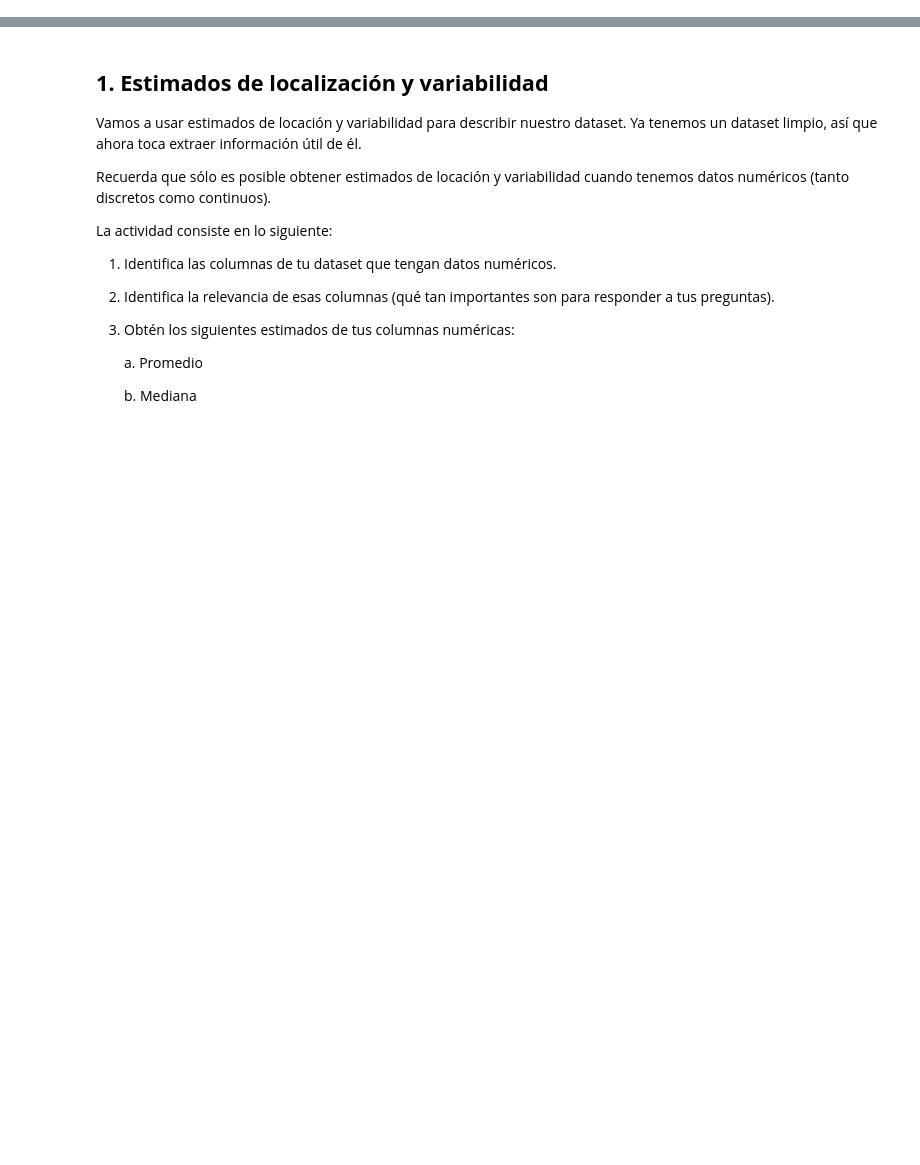
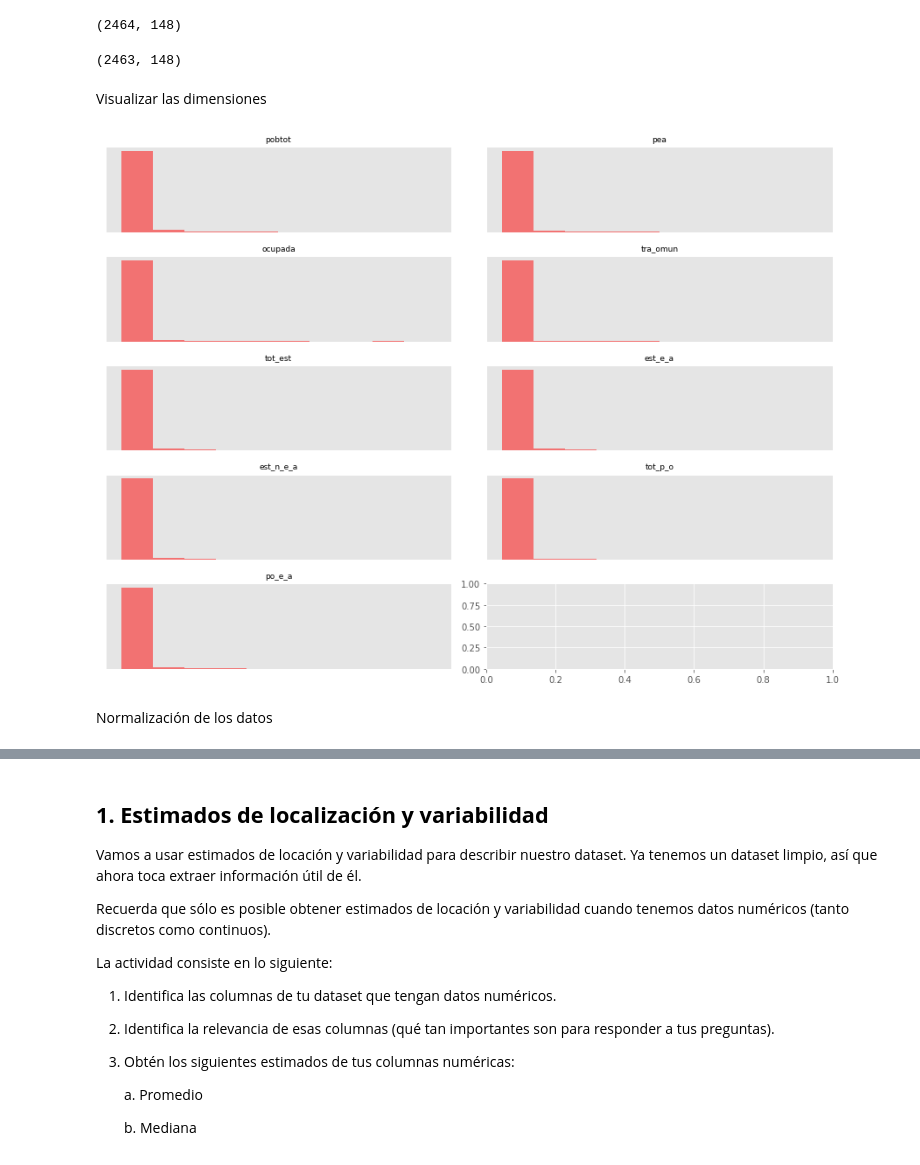
Before and after one commit to Walt9819/factores-impacto-desempleo-mexico, a Jupyter notebook: AD_Python/restaurantes_cdmx.ipynb, the cells around one changed output, grey strips where cells are left out. Cells and saved outputs as stored; diff of their text form; code cells hidden in the pictures; blank space fills up the shorter version.

```diff
--- a/AD_Python/restaurantes_cdmx.ipynb
+++ b/AD_Python/restaurantes_cdmx.ipynb
@@ -4,0 +66,34 @@
+# %%
+mask = (dataframe.mun != 0)
+dataframe = dataframe.loc[mask]
+dataframe.shape
+# %% [output]
+(2464, 148)
+# %%
+dataframe = dataframe[dataframe['mun'].notna()]
+dataframe.shape
+# %% [output]
+(2463, 148)
+# %%
+dataframe = dataframe[['imun','ent','mun','pobtot','pea','ocupada','tra_omun','tot_est','est_e_a','est_n_e_a','tot_p_o','po_e_a','po_n_e_a']]
+# %%
+dataframe = dataframe.fillna(0)
+# %% [markdown]
+Visualizar las dimensiones
+# %%
+fig,axes =plt.subplots(5,2, figsize=(12, 9)) # 2 columnas cada una con 5 figuras, total 10 features
+
+df = dataframe.drop(['imun', 'ent','mun'], axis=1)
+ax=axes.ravel()
+for i in range(len(df.columns)-1):
+  _,bins=np.histogram(df[df.columns[i]],bins=10)
+  ax[i].hist(df.values[:,i],color='r',alpha=.5)
+  ax[i].set_title(df.columns[i],fontsize=9)
+  ax[i].axes.get_xaxis().set_visible(False)
+  ax[i].set_yticks(())
+plt.tight_layout()
+plt.show()
+# %% [output]
+[figure, added]
+# %% [markdown]
+Normalización de los datos
```
Also changed, not shown: parts of 25 cells of this notebook.
